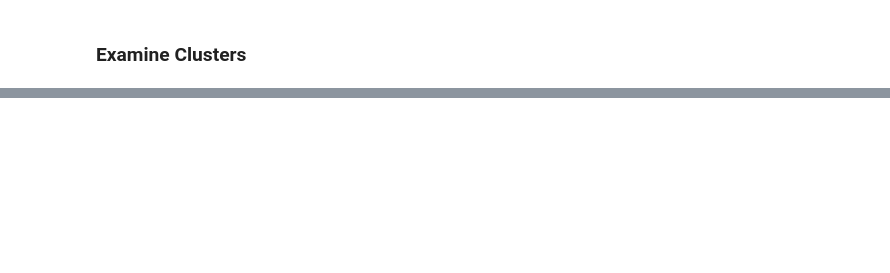
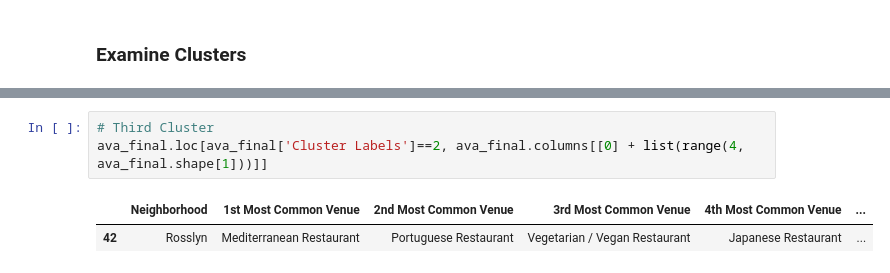
Before and after one commit to kntsully/IBM-Data-Science-Capstone, a Jupyter notebook: CapstoneNotebook.ipynb, the cells around one changed output, grey strips where cells are left out. Saved outputs shown, nothing was run; the diff lists cells and outputs as text; blank space fills up the shorter version.

```diff
--- a/CapstoneNotebook.ipynb
+++ b/CapstoneNotebook.ipynb
@@ -317,0 +393,6 @@ ava_final.loc[toronto_merged['Cluster Labels']==0, ava_final.columns[[2] + list(
+# %%
+# Third Cluster
+ava_final.loc[ava_final['Cluster Labels']==2, ava_final.columns[[0] + list(range(4, ava_final.shape[1]))]]
+# %% [output]
+|  | Neighborhood | 1st Most Common Venue | 2nd Most Common Venue | 3rd Most Common Venue | 4th Most Common Venue | ... |
+| 42 | Rosslyn | Mediterranean Restaurant | Portuguese Restaurant | Vegetarian / Vegan Restaurant | Japanese Restaurant | ... |
```
Also changed, not shown: parts of 25 cells of this notebook.
